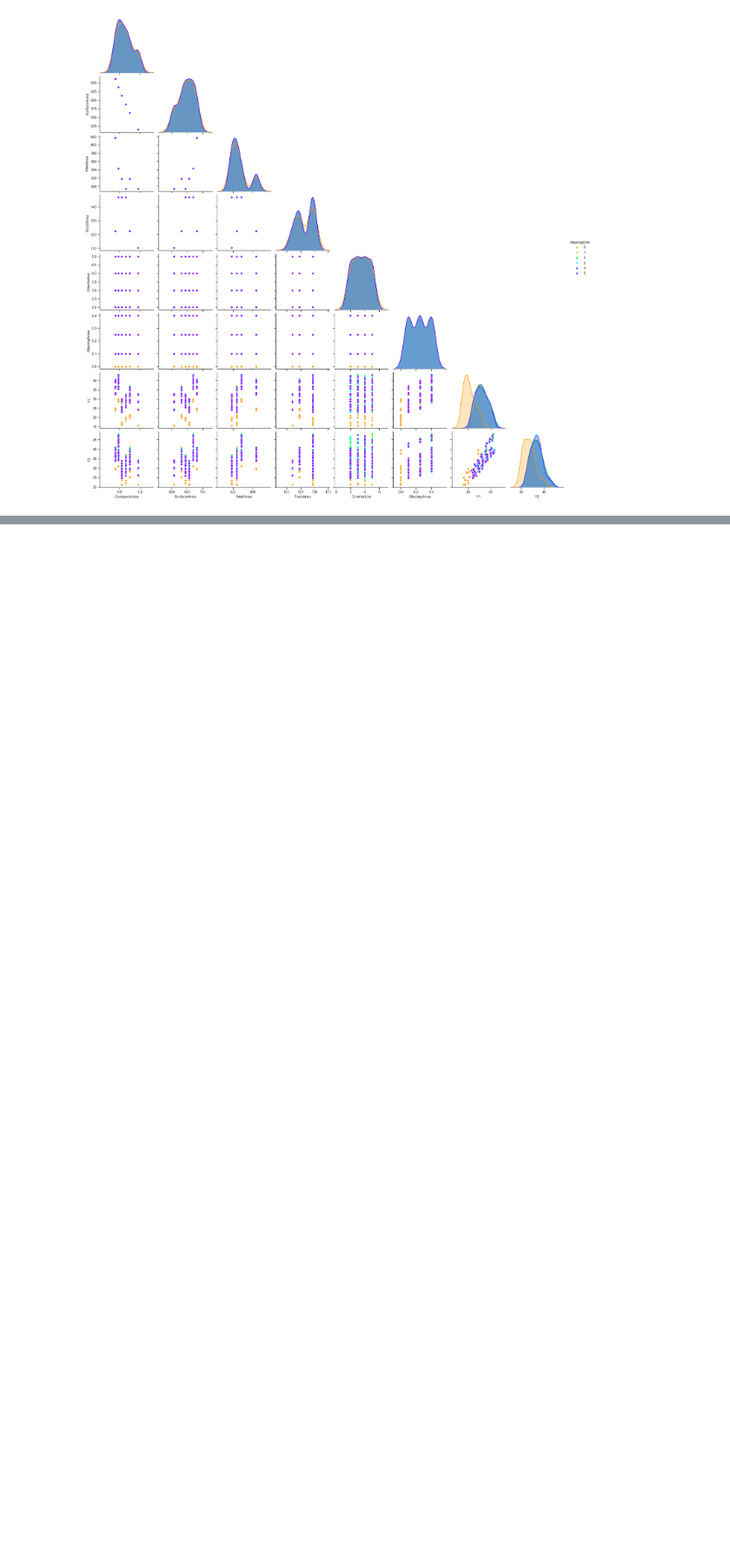
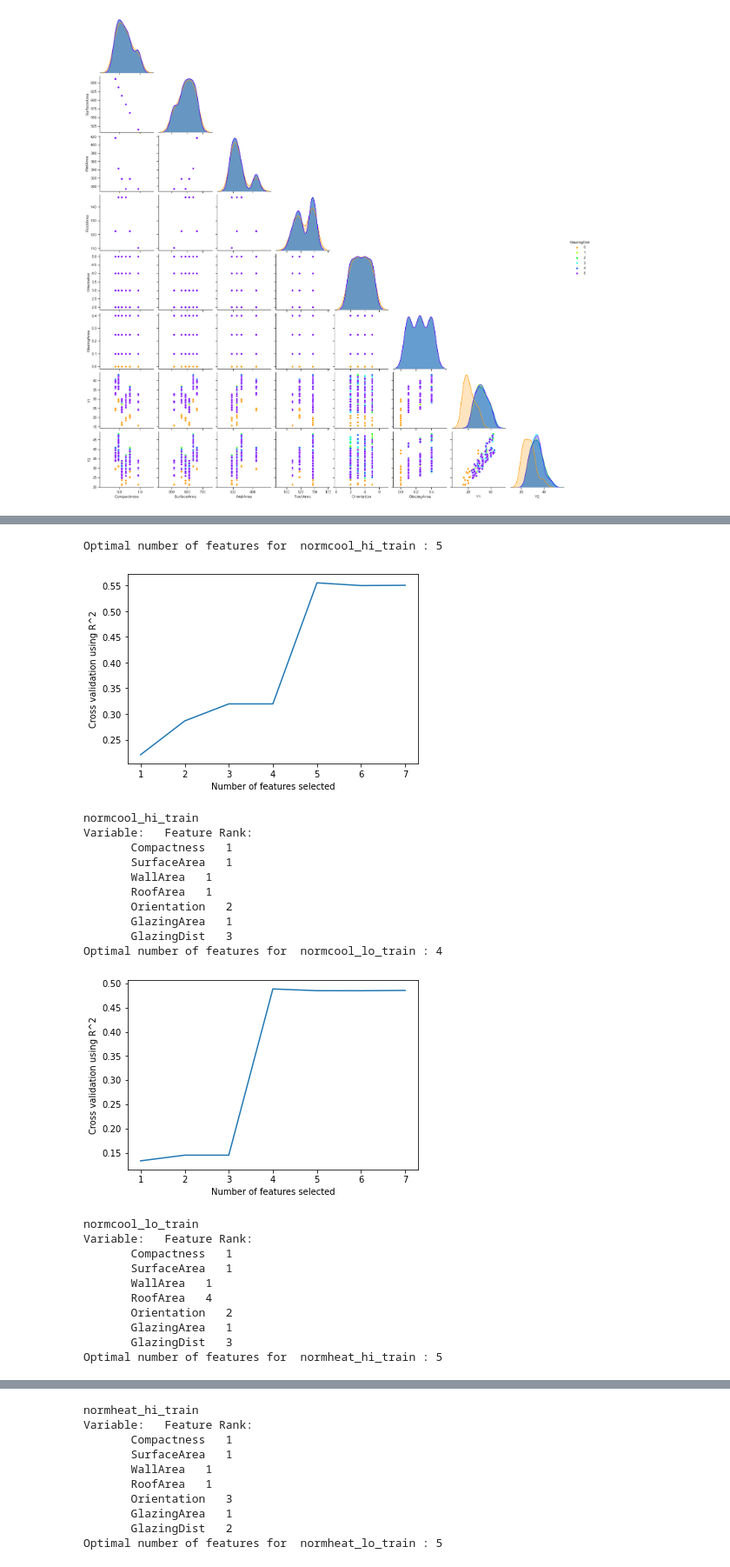
Before and after one commit to robertwesterman/HVAC_Capstone, a Jupyter notebook: Building HV&ACnorm .ipynb, the cells around one changed output, grey strips where cells are left out. Shown at 87% size. Cells and saved outputs as stored; diff of their text form; code cells hidden in the pictures; blank space fills up the shorter version.

Commit message:
Corrected normalization
Corrected naive normalization; new selection of features; one-hot encoding of one variable in CoolLoad data

```diff
--- a/Building HV&ACnorm .ipynb
+++ b/Building HV&ACnorm .ipynb
@@ -669,0 +713,10 @@ g = sns.pairplot(df_hi, hue="GlazingDist", palette="gist_rainbow", corner=True)
+# %%
+# Read in the 8 train & test sets (the above step did not put them in memory)
+dfheat_lo_train = pd.read_csv('dfheat_lo_train.csv')
+dfheat_lo_test = pd.read_csv('dfheat_lo_test.csv')
+dfheat_hi_train = pd.read_csv('dfheat_hi_train.csv')
+dfheat_hi_test = pd.read_csv('dfheat_hi_test.csv')
+dfcool_lo_train = pd.read_csv('dfcool_lo_train.csv')
+dfcool_lo_test = pd.read_csv('dfcool_lo_test.csv')
+dfcool_hi_train = pd.read_csv('dfcool_hi_train.csv')
+dfcool_hi_test = pd.read_csv('dfcool_hi_test.csv')
@@ -669,0 +762,10 @@ g = sns.pairplot(df_hi, hue="GlazingDist", palette="gist_rainbow", corner=True)
+# %%
+scaler = MinMaxScaler()
+traindata = scaler.fit_transform(dfheat_hi_train)
+testdata = scaler.transform(dfheat_hi_test)
+normheat_hi_train = pd.DataFrame(data=traindata, columns=dfheat_hi_train.columns)
+normheat_hi_train.to_csv('normheat_hi_train.csv', index=False)
+normheat_hi_test = pd.DataFrame(data=testdata, columns=dfheat_hi_test.columns)
+normheat_hi_test.to_csv('normheat_hi_test.csv', index=False)
+normheat_hi_train.info()
+normheat_hi_train.describe()
@@ -669,0 +797,10 @@ g = sns.pairplot(df_hi, hue="GlazingDist", palette="gist_rainbow", corner=True)
+# %%
+scaler = MinMaxScaler()
+traindata = scaler.fit_transform(dfcool_hi_train)
+testdata = scaler.transform(dfcool_hi_test)
+normcool_hi_train = pd.DataFrame(data=traindata, columns=dfcool_hi_train.columns)
+normcool_hi_train.to_csv('normcool_hi_train.csv', index=False)
+normcool_hi_test = pd.DataFrame(data=testdata, columns=dfcool_hi_test.columns)
+normcool_hi_test.to_csv('normcool_hi_test.csv', index=False)
+normcool_hi_train.info()
+normcool_hi_train.describe()
@@ -669,0 +832,10 @@ g = sns.pairplot(df_hi, hue="GlazingDist", palette="gist_rainbow", corner=True)
+# %%
+scaler = MinMaxScaler()
+traindata = scaler.fit_transform(dfcool_lo_train)
+testdata = scaler.transform(dfcool_lo_test)
+normcool_lo_train = pd.DataFrame(data=traindata, columns=dfcool_lo_train.columns)
+normcool_lo_train.to_csv('normcool_lo_train.csv', index=False)
+normcool_lo_test = pd.DataFrame(data=testdata, columns=dfcool_lo_test.columns)
+normcool_lo_test.to_csv('normcool_lo_test.csv', index=False)
+normcool_lo_train.info()
+normcool_lo_train.describe()
@@ -669,0 +869,29 @@ g = sns.pairplot(df_hi, hue="GlazingDist", palette="gist_rainbow", corner=True)
+# %%
+# Run the properly normalized training sets through feature analysis (don't forget to redifine pickfeat!)
+trainlist = [normcool_hi_train, normcool_lo_train, normheat_hi_train, normheat_lo_train]
+for dftrain in trainlist:
+    pickfeat(dftrain)
+# %% [output]
+Optimal number of features for  normcool_hi_train : 5
+[figure, added]
+normcool_hi_train
+Variable:   Feature Rank:
+       Compactness   1
+       SurfaceArea   1
+       WallArea   1
+       RoofArea   1
+       Orientation   2
+       GlazingArea   1
+       GlazingDist   3
+Optimal number of features for  normcool_lo_train : 4
+[figure, added]
+normcool_lo_train
+Variable:   Feature Rank:
+       Compactness   1
+       SurfaceArea   1
+       WallArea   1
+       RoofArea   4
+       Orientation   2
+       GlazingArea   1
+       GlazingDist   3
+Optimal number of features for  normheat_hi_train : 5
@@ -669,0 +899,10 @@ g = sns.pairplot(df_hi, hue="GlazingDist", palette="gist_rainbow", corner=True)
+normheat_hi_train
+Variable:   Feature Rank:
+       Compactness   1
+       SurfaceArea   1
+       WallArea   1
+       RoofArea   1
+       Orientation   3
+       GlazingArea   1
+       GlazingDist   2
+Optimal number of features for  normheat_lo_train : 5
```
Also changed, not shown: parts of 33 cells of this notebook, 16 other files.
